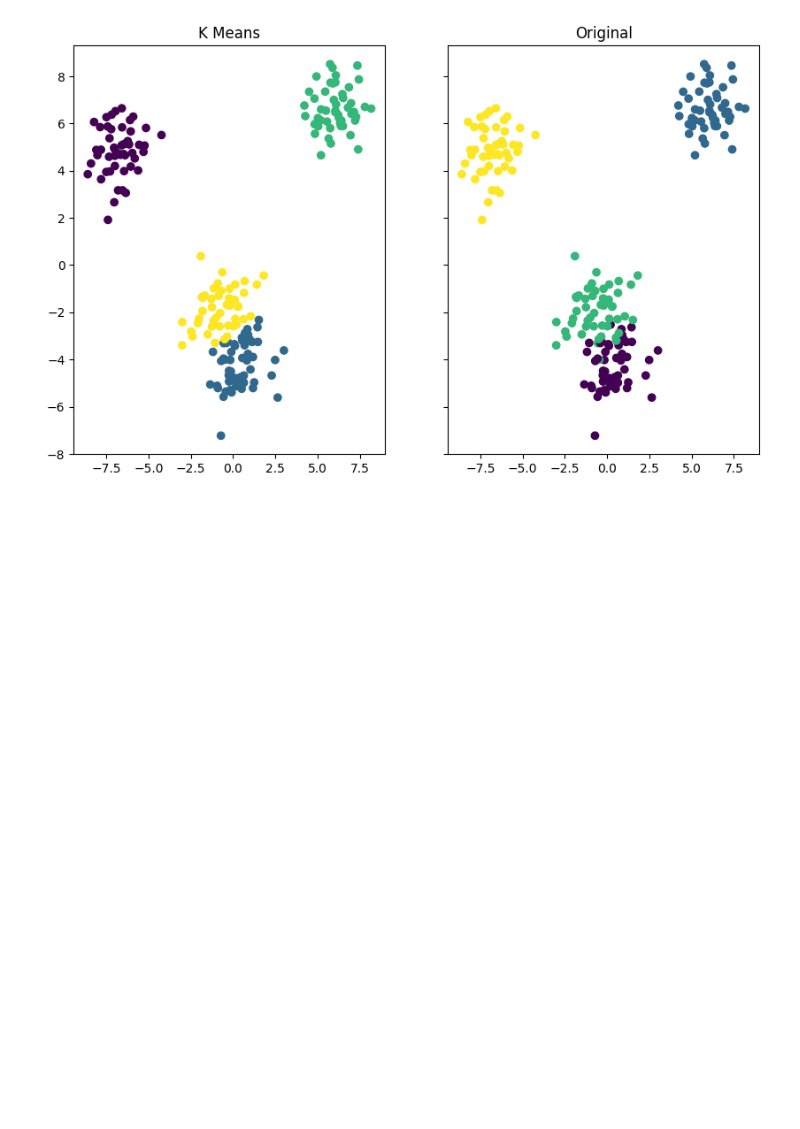
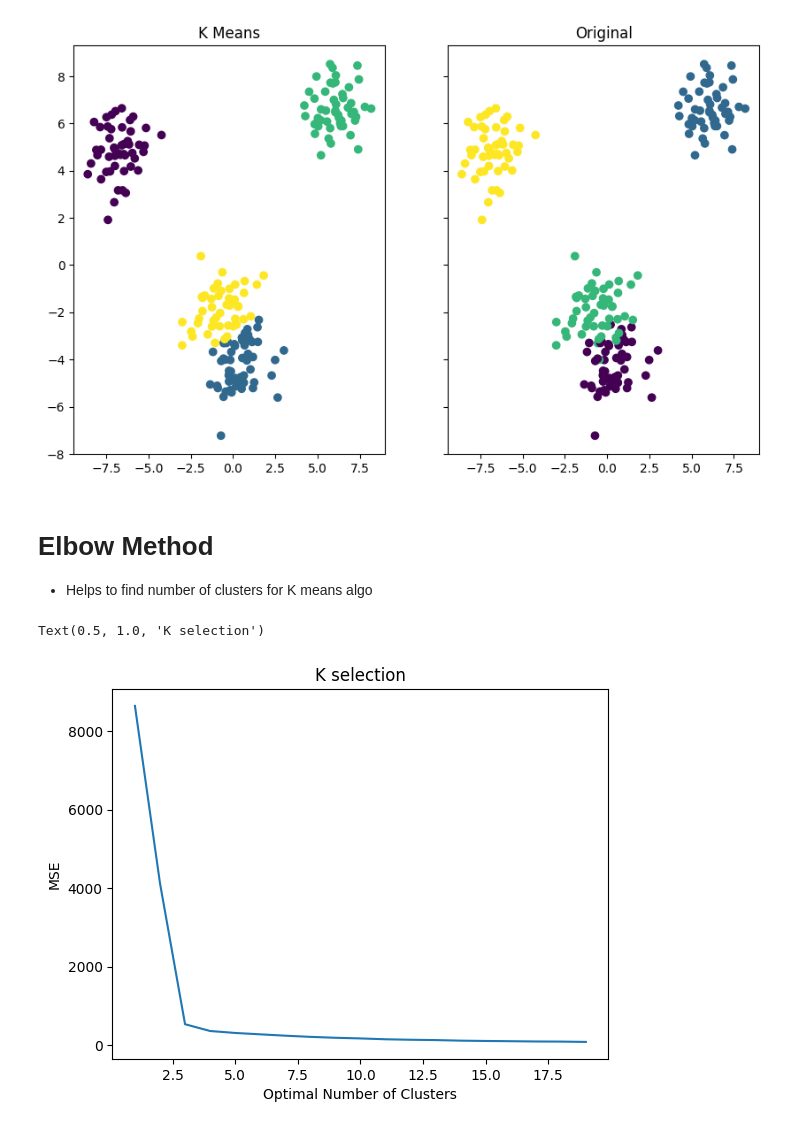
Before and after one commit to kasireddyasam/AI-course-, a Jupyter notebook: K_Means_Algorithm_Implimentation.ipynb, the cells around one changed output. Cells and saved outputs as stored; diff of their text form; code cells hidden in the pictures; blank space fills up the shorter version.

```diff
--- a/K_Means_Algorithm_Implimentation.ipynb
+++ b/K_Means_Algorithm_Implimentation.ipynb
@@ -155,3 +155,25 @@ ax2.scatter(data[0][:,0], data[0][:,1], c = data[1] )
 # %% [output]
 <matplotlib.collections.PathCollection at 0x...>
 [figure]
+# %% [markdown]
+# Elbow Method
+* Helps to find number of clusters for K means algo
+# %%
+Ks = 20 #maximum clusters you want to test
+mse =  np.zeros((Ks-1))
+
+for n in range(1, Ks):
+
+  kcluster =  n
+
+  kmeans = KMeans(n_clusters = kcluster, random_state = 0, n_init = 15).fit(data[0])
+
+  mse[n-1] = kmeans.inertia_
+# %%
+plt.plot(range(1,Ks), mse)
+plt.xlabel('Optimal Number of Clusters')
+plt.ylabel('MSE')
+plt.title('K selection')
+# %% [output]
+Text(0.5, 1.0, 'K selection')
+[figure, added]
```
